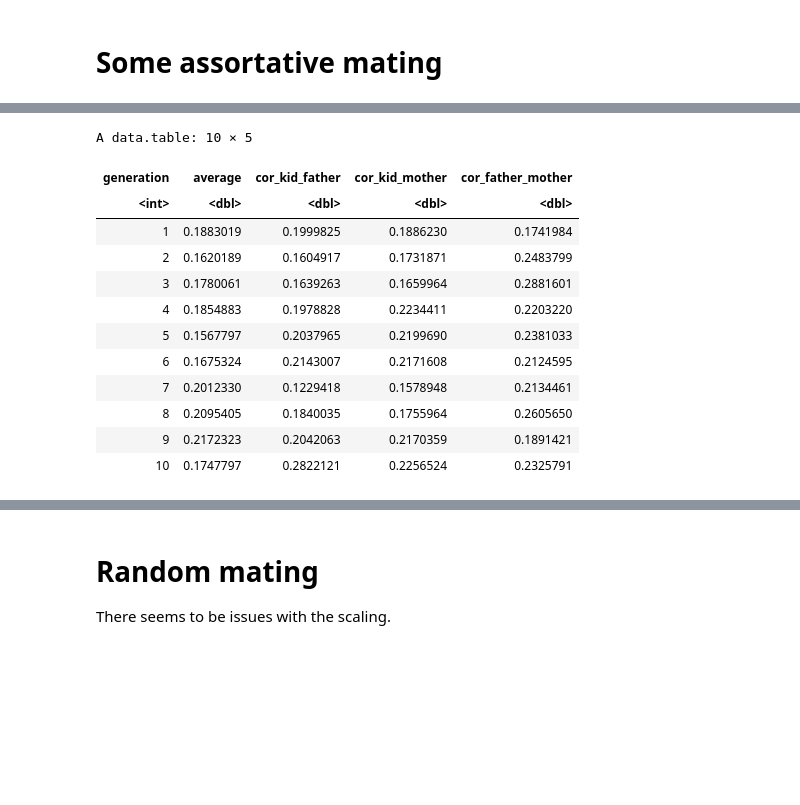
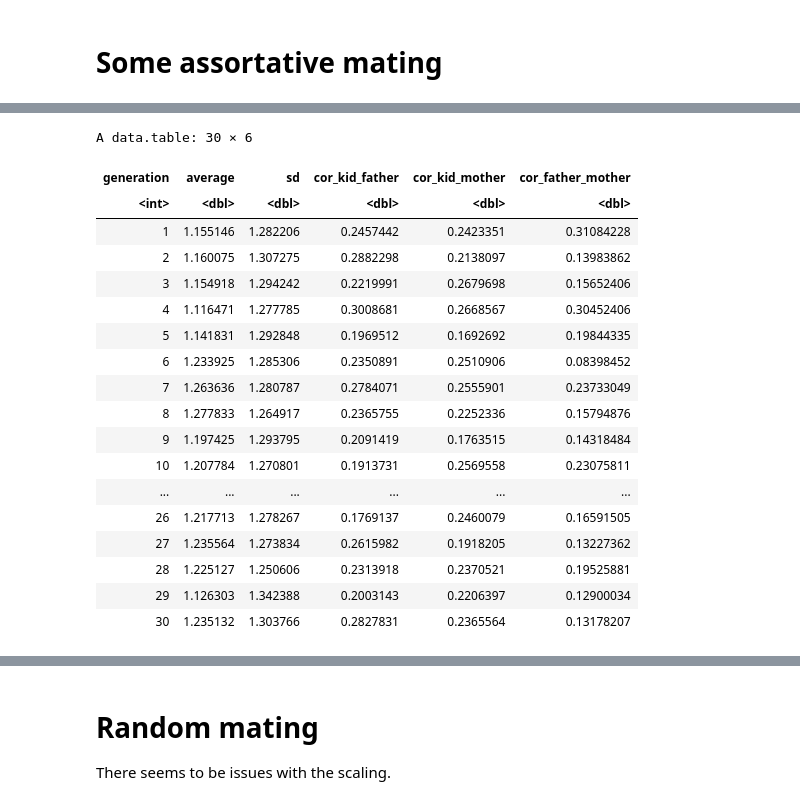
Before and after one commit to sdaza/obesity-dem-heritability, a Jupyter notebook: notebooks/simulating-phenotypes-generations.ipynb, the cells around one changed output, grey strips where cells are left out. Cells and saved outputs as stored; diff of their text form; code cells hidden in the pictures; blank space fills up the shorter version.

```diff
--- a/notebooks/simulating-phenotypes-generations.ipynb
+++ b/notebooks/simulating-phenotypes-generations.ipynb
@@ -150,3 +149,8 @@ scalingFactor = function(component, prop) {
 - 1000 people
 - 100 snps
 - 50 causal
+# %%
+gen = 0.3
+noise = 1 - gen
+genotype = simGenotype(3000, 300)
+ge = geneticEffects(genotype, 50, sdBeta = 0.175)
@@ -213,20 +223,21 @@ paste0("Noise part: ", round(var(kidNComp * pnsf) /var(kidTrait[, 1]), 2))
 # %%
 # function to create several generations
 # very inefficient function
-createGenerations = function(nGen = 3, N = 1000, nSNP = 100, causalSNP = 50, genVar = 0.3, random_mating = 1) {
-
+createGenerations = function(nGen = 3, N = 1000, nSNP = 100, causalSNP = 50, genVar = 0.3,
+    genotype = NULL, effects = NULL, random_mating = 1) {
     noise = 1 - genVar
-    genotype = simGenotype(N, nSNP)
-    ge = geneticEffects(genotype, causalSNP)
-
+    if (is.null(genotype)) { genotype = simGenotype(N, nSNP) }
+    if (is.null(effects)) { effects = geneticEffects(genotype, causalSNP, sdBeta = 0.175) }
+    print(table(ge[ge != 0] > 0))
     traits = list()
 
-    parentGComp = genotype %*% ge
+    parentGComp = genotype %*% effects
     parentNComp = getNoiseComponent(genotype)
 
-    pgsf = scalingFactor(parentGComp, gen)
-    pnsf = scalingFactor(parentNComp, noise)
-    parentTrait = parentGComp * pgsf + parentNComp * pnsf
+    #pgsf = scalingFactor(parentGComp, gen)
+    #pnsf = scalingFactor(parentNComp, noise)
+    # parentTrait = parentGComp * pgsf + parentNComp * pnsf
+    parentTrait = parentGComp + parentNComp
     dparentTrait = data.table(id = rownames(parentTrait), trait = parentTrait[, 1])
 
     kids = NULL
@@ -236,13 +247,12 @@ createGenerations = function(nGen = 3, N = 1000, nSNP = 100, causalSNP = 50, gen
             couples = createCouples(genotype, dparentTrait, random_mating = random_mating)
             kids = reproduce(couples)
             # genetic part
-            kidGComp = kids[[1]] %*%  ge
-            pgsf = scalingFactor(parentGComp, gen)
-            pnsf = scalingFactor(parentNComp, noise)
+            kidGComp = kids[[1]] %*%  effects
             # noise part
             kidNComp = getNoiseComponent(kids[[1]])
             # trait
-            kidTrait = kidGComp * pgsf + kidNComp * pnsf
+            #kidTrait = kidGComp * pgsf + kidNComp * pnsf
+            kidTrait = kidGComp + kidNComp
             dkidTrait = data.table(id = rownames(kidTrait), trait = kidTrait[, 1])
             # merge traits
             family = kids[[2]]
@@ -255,11 +265,12 @@ createGenerations = function(nGen = 3, N = 1000, nSNP = 100, causalSNP = 50, gen
             kids = reproduce(couples)
             dparentTrait = dkidTrait
             # genetic part
-            kidGComp = kids[[1]] %*%  ge
+            kidGComp = kids[[1]] %*%  effects
             # noise part
             kidNComp = getNoiseComponent(kids[[1]])
             # trait
-            kidTrait = kidGComp * pgsf + kidNComp * pnsf
+            #kidTrait = kidGComp * pgsf + kidNComp * pnsf
+            kidTrait = kidGComp + kidNComp
             dkidTrait = data.table(id = rownames(kidTrait), trait = kidTrait[, 1])
             # merge traits
             family = kids[[2]]
@@ -273,3 +284,8 @@ createGenerations = function(nGen = 3, N = 1000, nSNP = 100, causalSNP = 50, gen
 }
 # %% [markdown]
 # Some assortative mating
+# %%
+gen = 0.3
+noise = 1 - gen
+genotype = simGenotype(1000, 200)
+ge = geneticEffects(genotype, 50, sdBeta = 0.175)
@@ -276,2 +297,2 @@ createGenerations = function(nGen = 3, N = 1000, nSNP = 100, causalSNP = 50, gen
 # %%
-tt = createGenerations(nGen = 10,  N = 3000, nSNP = 500, causalSNP = 100, random_mating = 0.80)
+tt = createGenerations(nGen = 30, genotype = genotype, effects = ge, random_mating = 0.80)
@@ -278,20 +317,27 @@ tt = createGenerations(nGen = 10,  N = 3000, nSNP = 500, causalSNP = 100, random
 # %%
 dtt = tt[, .(average = mean(trait),
+    sd = sd(trait),
     cor_kid_father = cor(trait, father_trait),
     cor_kid_mother = cor(trait, mother_trait),
     cor_father_mother = cor(father_trait, mother_trait)), generation]
 dtt
 # %% [output]
-A data.table: 10 × 5
+A data.table: 30 × 6
-| generation | average | cor_kid_father | cor_kid_mother | cor_father_mother |
-| <int> | <dbl> | <dbl> | <dbl> | <dbl> |
-| 1 | 0.1883019 | 0.1999825 | 0.1886230 | 0.1741984 |
-| 2 | 0.1620189 | 0.1604917 | 0.1731871 | 0.2483799 |
-| 3 | 0.1780061 | 0.1639263 | 0.1659964 | 0.2881601 |
-| 4 | 0.1854883 | 0.1978828 | 0.2234411 | 0.2203220 |
-| 5 | 0.1567797 | 0.2037965 | 0.2199690 | 0.2381033 |
-| 6 | 0.1675324 | 0.2143007 | 0.2171608 | 0.2124595 |
-| 7 | 0.2012330 | 0.1229418 | 0.1578948 | 0.2134461 |
-| 8 | 0.2095405 | 0.1840035 | 0.1755964 | 0.2605650 |
-| 9 | 0.2172323 | 0.2042063 | 0.2170359 | 0.1891421 |
-| 10 | 0.1747797 | 0.2822121 | 0.2256524 | 0.2325791 |
+| generation | average | sd | cor_kid_father | cor_kid_mother | cor_father_mother |
+| <int> | <dbl> | <dbl> | <dbl> | <dbl> | <dbl> |
+| 1 | 1.155146 | 1.282206 | 0.2457442 | 0.2423351 | 0.31084228 |
+| 2 | 1.160075 | 1.307275 | 0.2882298 | 0.2138097 | 0.13983862 |
+| 3 | 1.154918 | 1.294242 | 0.2219991 | 0.2679698 | 0.15652406 |
+| 4 | 1.116471 | 1.277785 | 0.3008681 | 0.2668567 | 0.30452406 |
+| 5 | 1.141831 | 1.292848 | 0.1969512 | 0.1692692 | 0.19844335 |
+| 6 | 1.233925 | 1.285306 | 0.2350891 | 0.2510906 | 0.08398452 |
+| 7 | 1.263636 | 1.280787 | 0.2784071 | 0.2555901 | 0.23733049 |
+| 8 | 1.277833 | 1.264917 | 0.2365755 | 0.2252336 | 0.15794876 |
+| 9 | 1.197425 | 1.293795 | 0.2091419 | 0.1763515 | 0.14318484 |
+| 10 | 1.207784 | 1.270801 | 0.1913731 | 0.2569558 | 0.23075811 |
+| ... | ... | ... | ... | ... | ... |
+| 26 | 1.217713 | 1.278267 | 0.1769137 | 0.2460079 | 0.16591505 |
+| 27 | 1.235564 | 1.273834 | 0.2615982 | 0.1918205 | 0.13227362 |
+| 28 | 1.225127 | 1.250606 | 0.2313918 | 0.2370521 | 0.19525881 |
+| 29 | 1.126303 | 1.342388 | 0.2003143 | 0.2206397 | 0.12900034 |
+| 30 | 1.235132 | 1.303766 | 0.2827831 | 0.2365564 | 0.13178207 |
```
Also changed, not shown: parts of 13 cells of this notebook.
